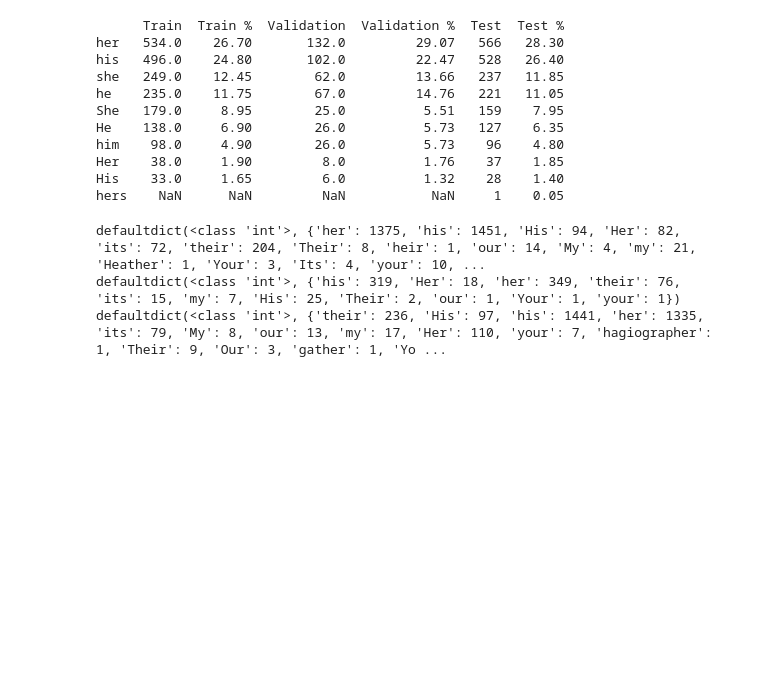
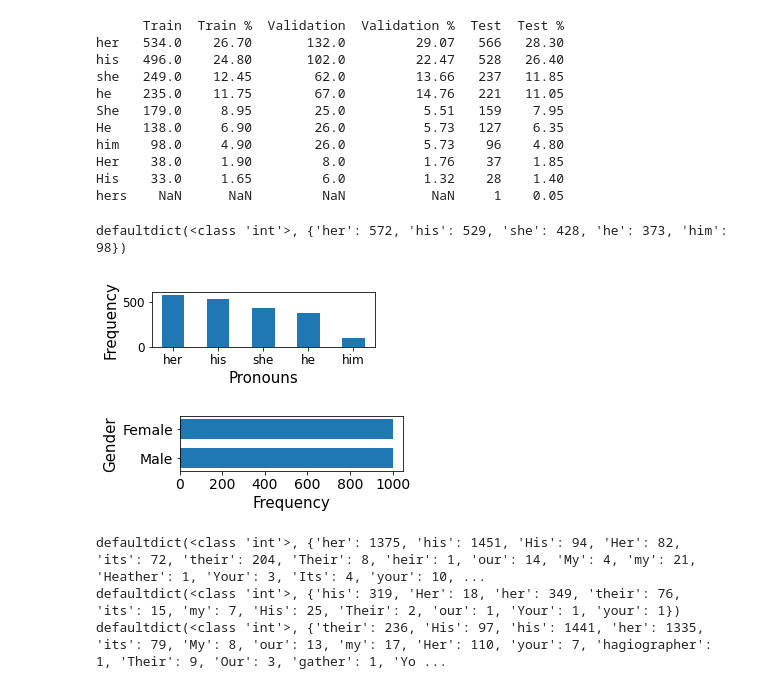
Before and after one commit to INLANA01/capstone_project_coref_with_transformers, a Jupyter notebook: Gap_Data_Exploration.ipynb, the cells around one changed output. Drawn from its saved outputs; the diff is of its cells as text; code cells hidden in the pictures; blank space fills up the shorter version.

```diff
--- a/Gap_Data_Exploration.ipynb
+++ b/Gap_Data_Exploration.ipynb
@@ -21,7 +27,7 @@ import matplotlib.pyplot as plt
 # %%
-train = pd.read_csv('gap-development.tsv', sep='\t')
-valid = pd.read_csv('gap-validation.tsv', sep='\t')
-test = pd.read_csv('gap-test.tsv', sep='\t')
+train = pd.read_csv('./gap-coreference/gap-development.tsv', sep='\t')
+valid = pd.read_csv('./gap-coreference/gap-validation.tsv', sep='\t')
+test = pd.read_csv('./gap-coreference/gap-test.tsv', sep='\t')
 # %%
 train.head()
 # %% [output]
@@ -258,4 +270,35 @@ him    98.0     4.90        26.0          5.73    96    4.80
 Her    38.0     1.90         8.0          1.76    37    1.85
 His    33.0     1.65         6.0          1.32    28    1.40
 hers    NaN      NaN         NaN           NaN     1    0.05
+# %%
+from collections import defaultdict
+hm = defaultdict(int)
+for key, val in df_train.to_dict()['Train'].items():
+    # print(key, val)
+    hm[key.lower()] += val
+print(hm)
+# %% [output]
+defaultdict(<class 'int'>, {'her': 572, 'his': 529, 'she': 428, 'he': 373, 'him': 98})
+# %%
+plt.figure(figsize=(4,1))
+plt.bar(hm.keys(), hm.values(), width = 0.5)
+# plt.title('Frequency of Target Pronouns', fontsize=20)
+plt.xlabel('Pronouns', fontsize=15)
+plt.ylabel('Frequency', fontsize=15)
+plt.xticks(fontsize=12)
+plt.yticks(fontsize=12)
+plt.show()
+# %% [output]
+[figure, added]
+# %%
+plt.figure(figsize=(4,1))
+plt.barh(['Male', 'Female'], [1000,1000], height = 0.7)
+# plt.title('Gender wise frequency', fontsize=20)
+plt.xlabel('Frequency', fontsize=15)
+plt.ylabel('Gender', fontsize=15)
+plt.xticks(fontsize=14)
+plt.yticks(fontsize=14)
+plt.show()
+# %% [output]
+[figure, added]
 # %%
```
Also changed, not shown: parts of 7 cells of this notebook.
